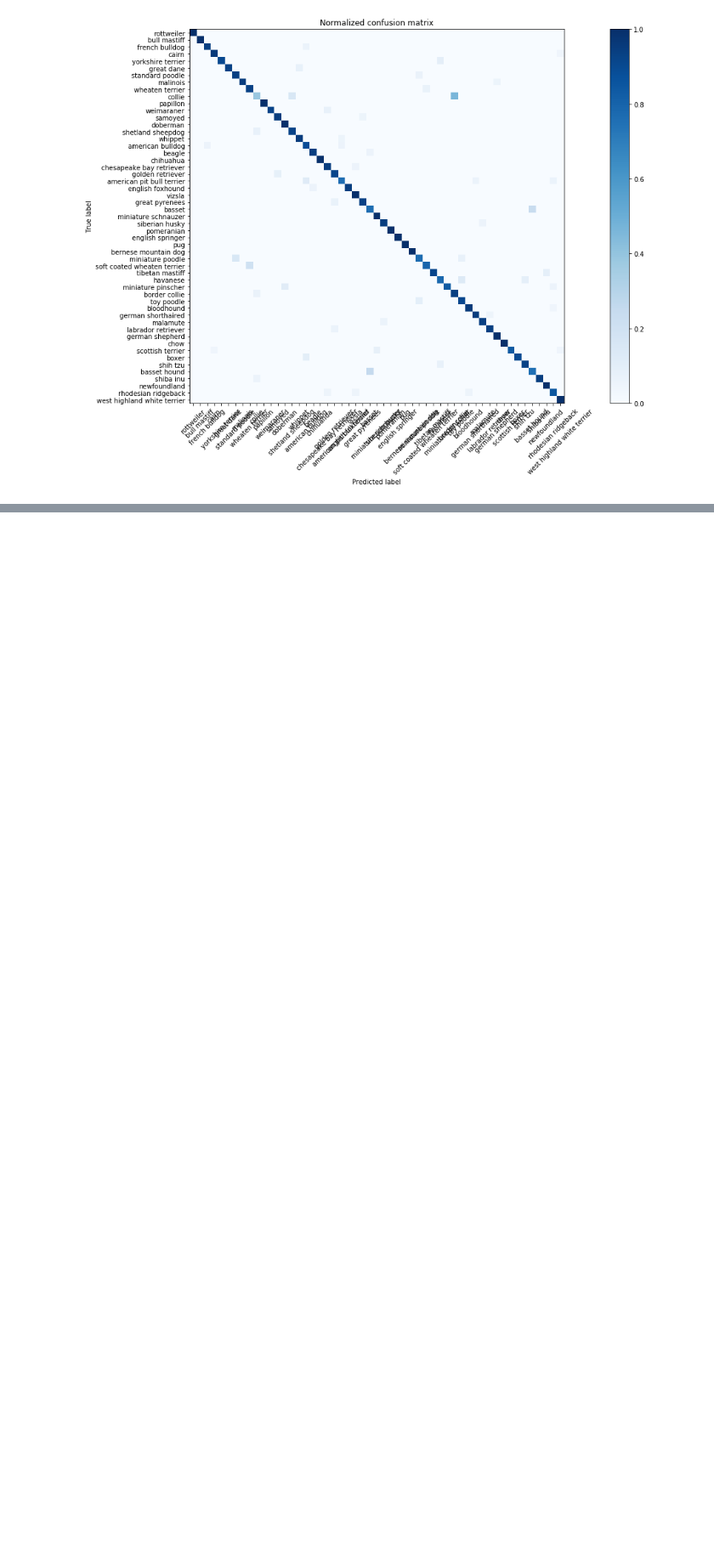
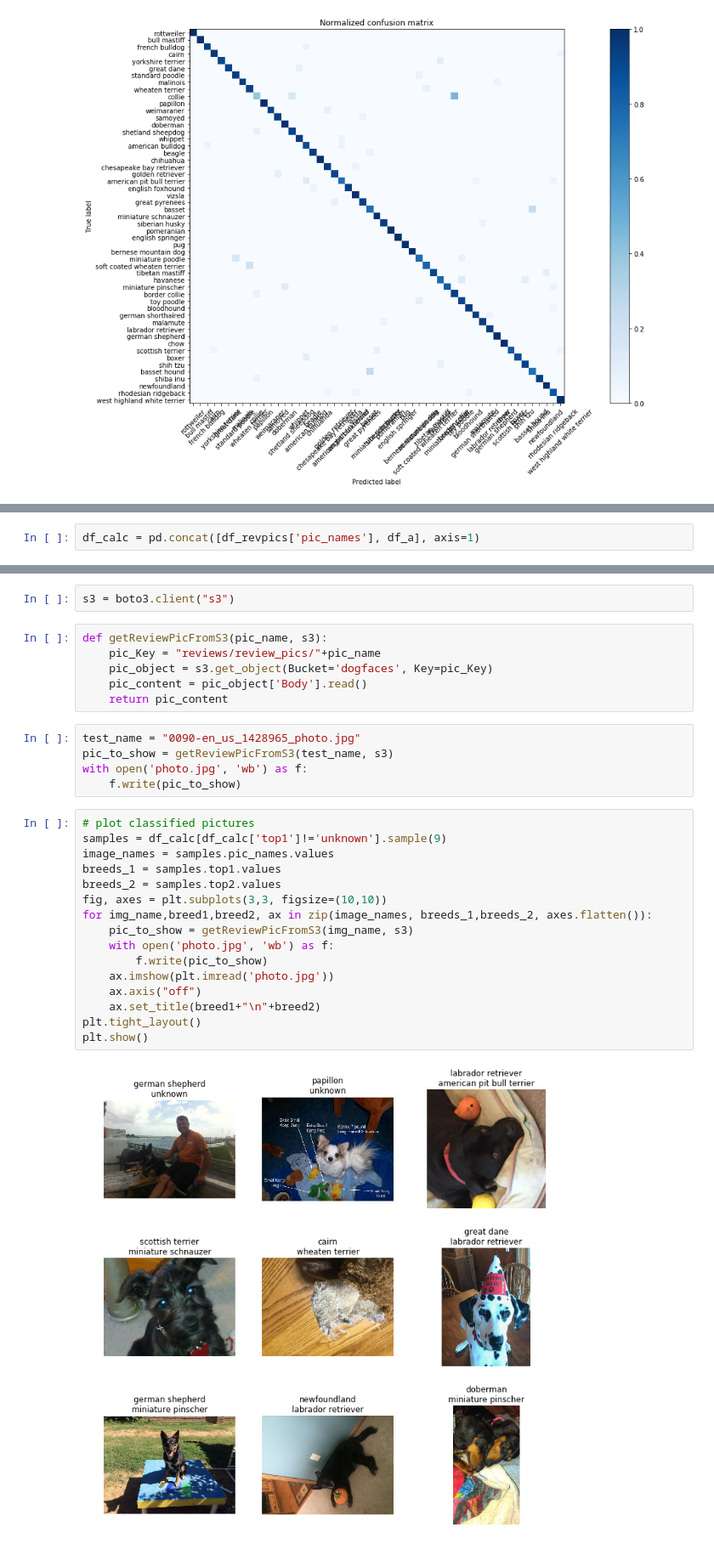
Before and after one commit to sadahanu/Capstone, a Jupyter notebook: EDA/image_model_EDA.ipynb, the cells around one changed output, grey strips where cells are left out. Shown at 85% size. Saved outputs shown, nothing was run; the diff lists cells and outputs as text; blank space fills up the shorter version.

```diff
--- a/EDA/image_model_EDA.ipynb
+++ b/EDA/image_model_EDA.ipynb
@@ -96,0 +205,2 @@ Normalized confusion matrix
+# %%
+df_calc = pd.concat([df_revpics['pic_names'], df_a], axis=1)
@@ -96,0 +223,31 @@ Normalized confusion matrix
+# %%
+s3 = boto3.client("s3")
+# %%
+def getReviewPicFromS3(pic_name, s3):
+    pic_Key = "reviews/review_pics/"+pic_name
+    pic_object = s3.get_object(Bucket='dogfaces', Key=pic_Key)
+    pic_content = pic_object['Body'].read()
+    return pic_content
+# %%
+test_name = "0090-en_us_1428965_photo.jpg"
+pic_to_show = getReviewPicFromS3(test_name, s3)
+with open('photo.jpg', 'wb') as f:
+    f.write(pic_to_show)
+# %%
+# plot classified pictures
+samples = df_calc[df_calc['top1']!='unknown'].sample(9)
+image_names = samples.pic_names.values
+breeds_1 = samples.top1.values
+breeds_2 = samples.top2.values
+fig, axes = plt.subplots(3,3, figsize=(10,10))
+for img_name,breed1,breed2, ax in zip(image_names, breeds_1,breeds_2, axes.flatten()):
+    pic_to_show = getReviewPicFromS3(img_name, s3)
+    with open('photo.jpg', 'wb') as f:
+        f.write(pic_to_show)
+    ax.imshow(plt.imread('photo.jpg'))
+    ax.axis("off")
+    ax.set_title(breed1+"\n"+breed2)
+plt.tight_layout()
+plt.show()
+# %% [output]
+[figure, added]
```
Also changed, not shown: parts of 22 cells of this notebook, 4 other files.
